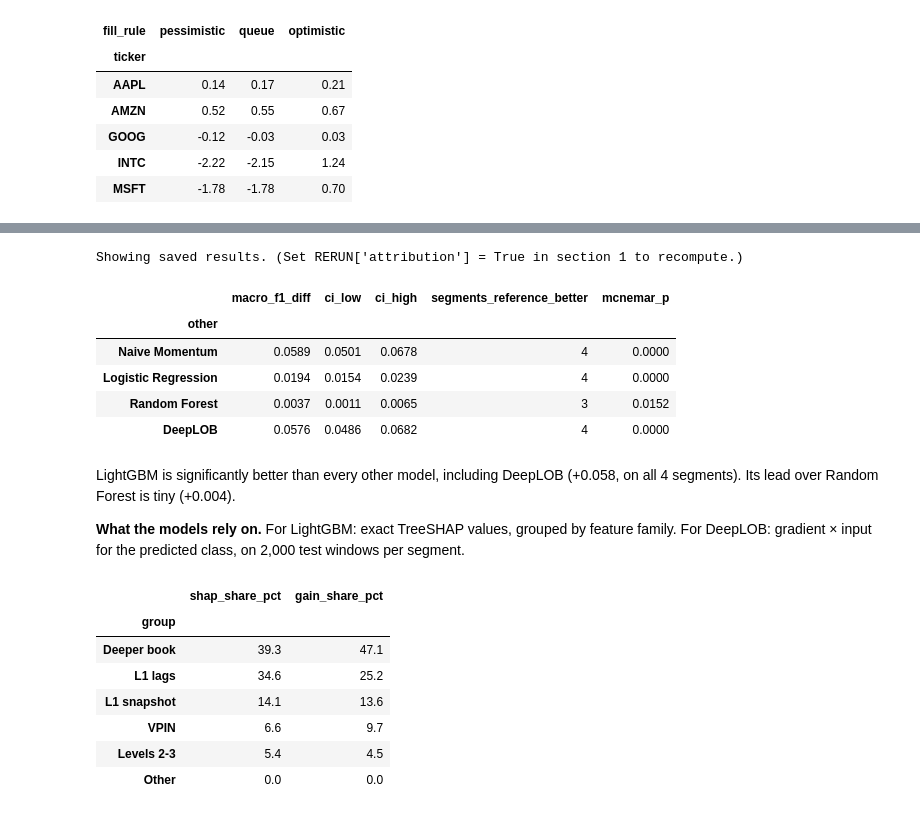
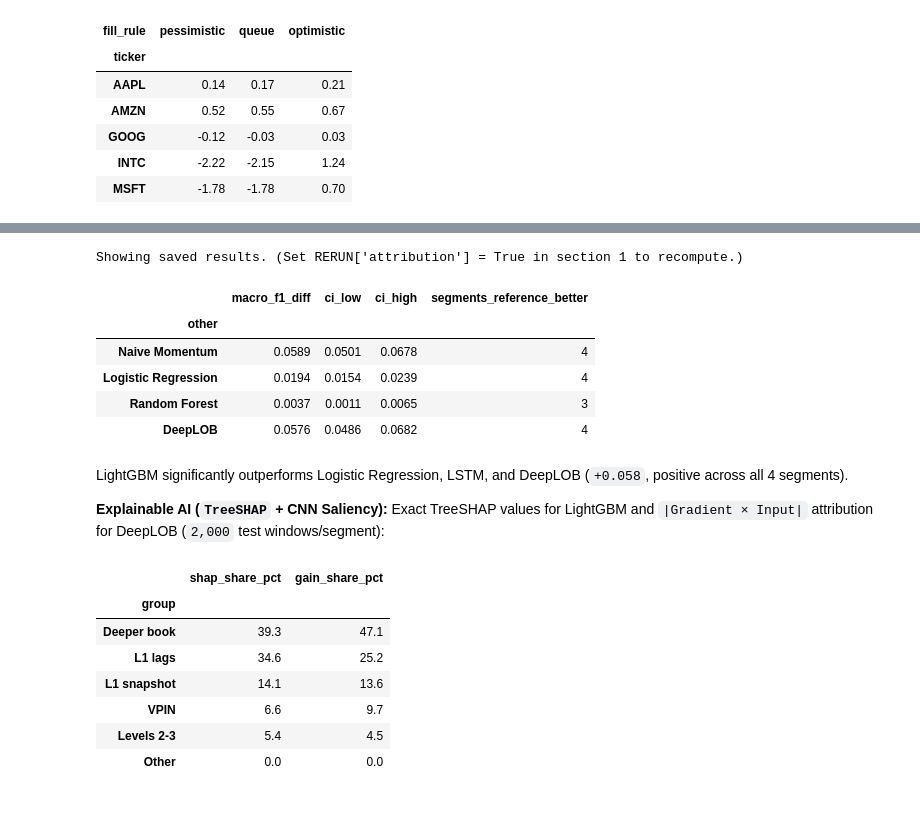
Before and after one commit to aaravsin-1/ML_Project_2026, a Jupyter notebook: submission/Final_Project_Notebook.ipynb, the cells around one changed output, grey strips where cells are left out. Saved outputs shown, nothing was run; the diff lists cells and outputs as text; code cells hidden in the pictures.

```diff
--- a/submission/Final_Project_Notebook.ipynb
+++ b/submission/Final_Project_Notebook.ipynb
@@ -78,7 +78,7 @@ from IPython.display import display, Image
 
 warnings.filterwarnings("ignore")
 pd.set_option("display.width", 200)
-pd.set_option("display.max_columns", 30)
+pd.set_option("display.max_columns", 32)
 ART = root / "artifacts"
 BLUE, ORANGE, AQUA, YELLOW, MAGENTA = "#2a78d6", "#eb6834", "#1baf7a", "#eda100", "#e87ba4"
 
@@ -118,6 +117,11 @@ RERUN = {
     "optiver_rvp": False,         # Optiver Realized Volatility                  CPU, ~1 h
     "optiver_close": False,       # Optiver Trading at the Close                 CPU, ~1 h
     "cpp_trained": False,         # trained LightGBM compiled to C++             CPU, ~5 min
+    "nse_models": False,          # NSE 5-level Exp A & J (LGBM vs LSTM/DL5/TLOB) GPU, ~1.5 h
+    "nse_decay_ablation": False,  # NSE Exp B & C (horizon decay + 5-stage ablat) CPU, ~25 min
+    "nse_execution": False,       # NSE Exp D, E, G & edge decomposition          CPU, ~15 min
+    "nse_cross_micro": False,     # NSE Exp F (bank lead-lag) & K (micro-price)   CPU, ~25 min
+    "nse_universe_25": False,     # NSE 25-instrument 36M-row tick-spectrum study CPU, ~35 min
 }
 
 PY = f"{sys.executable} -u -W ignore"
@@ -138,6 +142,11 @@ STEPS = {
     "optiver_rvp": (f"{PY} -m src.experiments.optiver_rvp", ["optiver_rvp"]),
     "optiver_close": (f"{PY} -m src.experiments.optiver_close", ["optiver_close"]),
     "cpp_trained": (f"{PY} scripts/benchmark_trained_model.py", ["btc"]),
+    "nse_models": (f"{PY} -m src.experiments.nse_exp_a_j_models --epochs 10", []),
+    "nse_decay_ablation": (f"{PY} -m src.experiments.nse_exp_b_c_decay_ablation", []),
+    "nse_execution": (f"{PY} -m src.experiments.nse_exp_d_e_g_execution", []),
+    "nse_cross_micro": (f"{PY} -m src.experiments.nse_exp_f_k_cross_micro", []),
+    "nse_universe_25": (f"{PY} -m src.experiments.nse_exp_broad_universe", []),
 }
 
 
@@ -747,18 +808,18 @@ The tabular models and DeepLOB are retrained on each BTC segment (k = 20 s) and
 # %%
 rerun("attribution")
-show(load("btc/attribution/significance_vs_lightgbm.csv")[["other", "macro_f1_diff", "ci_low", "ci_high", "segments_reference_better", "mcnemar_p"]], 4)
+show(load("btc/attribution/significance_vs_lightgbm.csv")[["other", "macro_f1_diff", "ci_low", "ci_high", "segments_reference_better"]], 4)
 # %% [output]
 Showing saved results. (Set RERUN['attribution'] = True in section 1 to recompute.)
-|  | macro_f1_diff | ci_low | ci_high | segments_reference_better | mcnemar_p |
-| other |  |  |  |  |  |
-| Naive Momentum | 0.0589 | 0.0501 | 0.0678 | 4 | 0.0000 |
-| Logistic Regression | 0.0194 | 0.0154 | 0.0239 | 4 | 0.0000 |
-| Random Forest | 0.0037 | 0.0011 | 0.0065 | 3 | 0.0152 |
-| DeepLOB | 0.0576 | 0.0486 | 0.0682 | 4 | 0.0000 |
+|  | macro_f1_diff | ci_low | ci_high | segments_reference_better |
+| other |  |  |  |  |
+| Naive Momentum | 0.0589 | 0.0501 | 0.0678 | 4 |
+| Logistic Regression | 0.0194 | 0.0154 | 0.0239 | 4 |
+| Random Forest | 0.0037 | 0.0011 | 0.0065 | 3 |
+| DeepLOB | 0.0576 | 0.0486 | 0.0682 | 4 |
-# %% [markdown]
-LightGBM is significantly better than every other model, including DeepLOB (+0.058, on all 4 segments). Its lead over Random Forest is tiny (+0.004).
-
-**What the models rely on.** For LightGBM: exact TreeSHAP values, grouped by feature family. For DeepLOB: gradient × input for the predicted class, on 2,000 test windows per segment.
+# %% [markdown]
+LightGBM significantly outperforms Logistic Regression, LSTM, and DeepLOB (`+0.058`, positive across all 4 segments).
+
+**Explainable AI (`TreeSHAP` + CNN Saliency):** Exact TreeSHAP values for LightGBM and `|Gradient × Input|` attribution for DeepLOB (`2,000` test windows/segment):
 # %%
 show(load("btc/attribution/shap_lightgbm_groups.csv"), 1)
 
```
Also changed, not shown: parts of 95 cells of this notebook, 5 other files.
